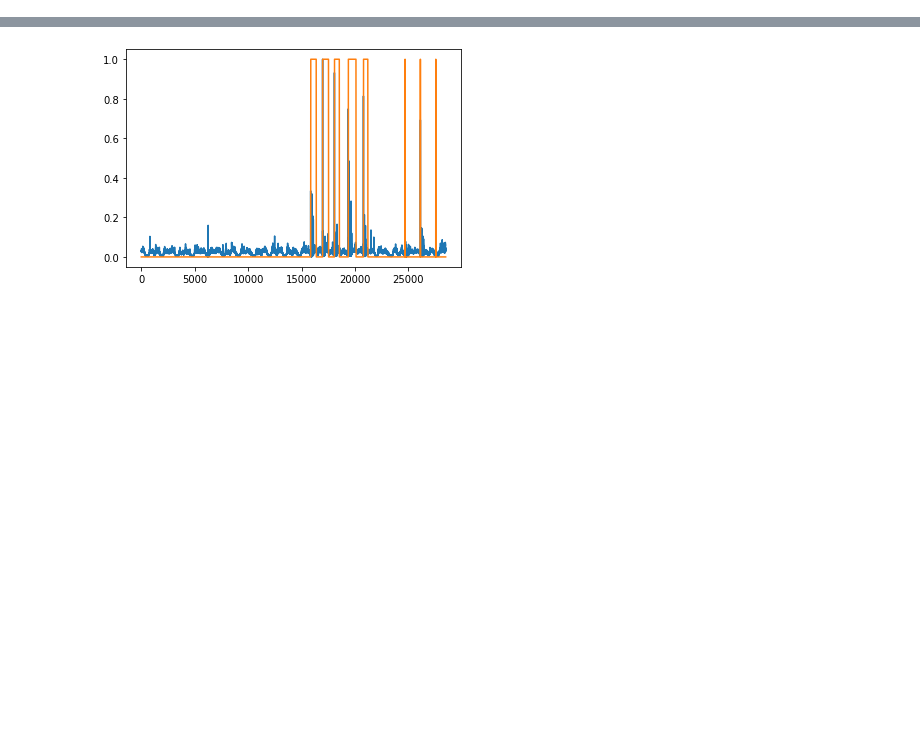
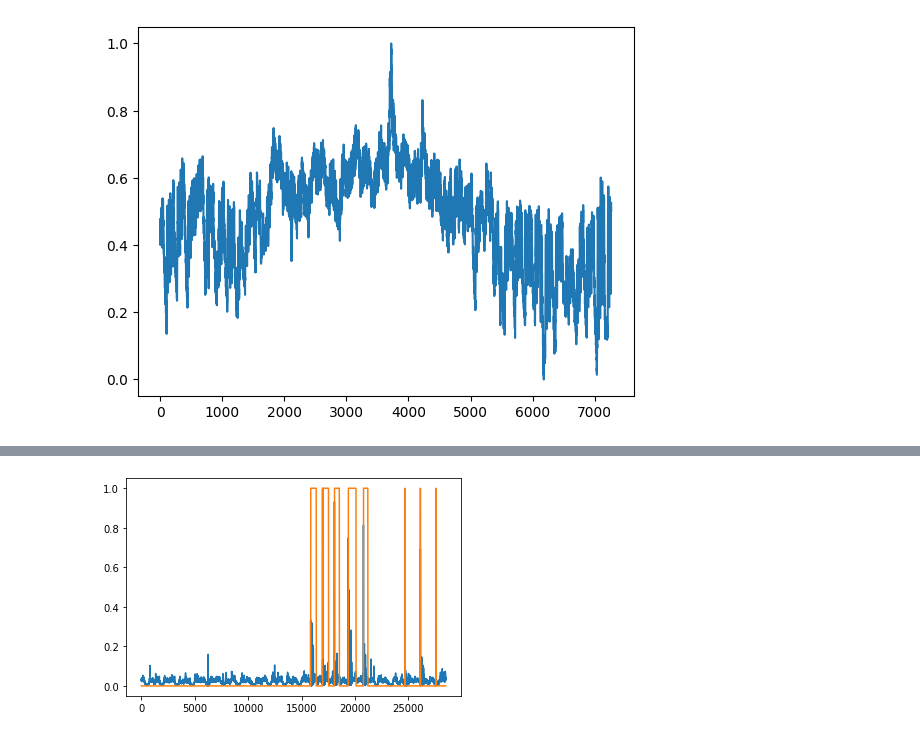
Before and after one commit to UO264808/TranAD, a Jupyter notebook: test_data.ipynb, the cells around one changed output, grey strips where cells are left out. Drawn from its saved outputs; the diff is of its cells as text; code cells hidden in the pictures; blank space fills up the shorter version.

```diff
--- a/test_data.ipynb
+++ b/test_data.ipynb
@@ -12,0 +56,6 @@ thresholds_sg = np.load(os.getcwd() + "/thresholds_sg.npy")
+# %%
+plt.plot(ambient_test)
+#plt.plot(ambient_lbl)
+plt.show()
+# %% [output]
+[figure, added]
```
Also changed, not shown: parts of 8 cells of this notebook, 1 other file.
